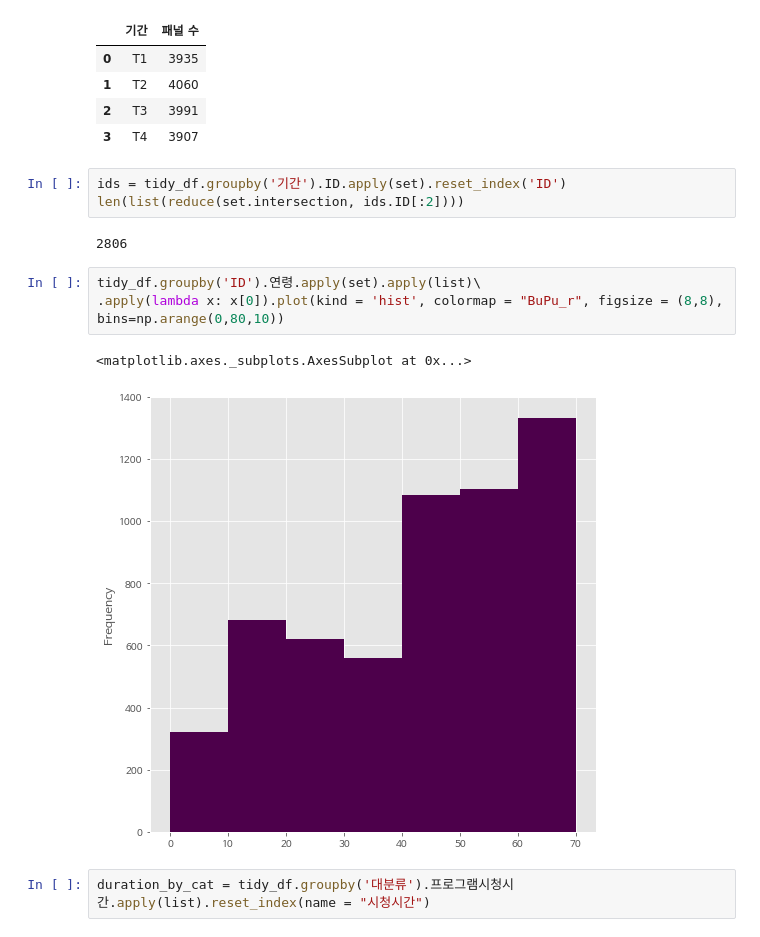
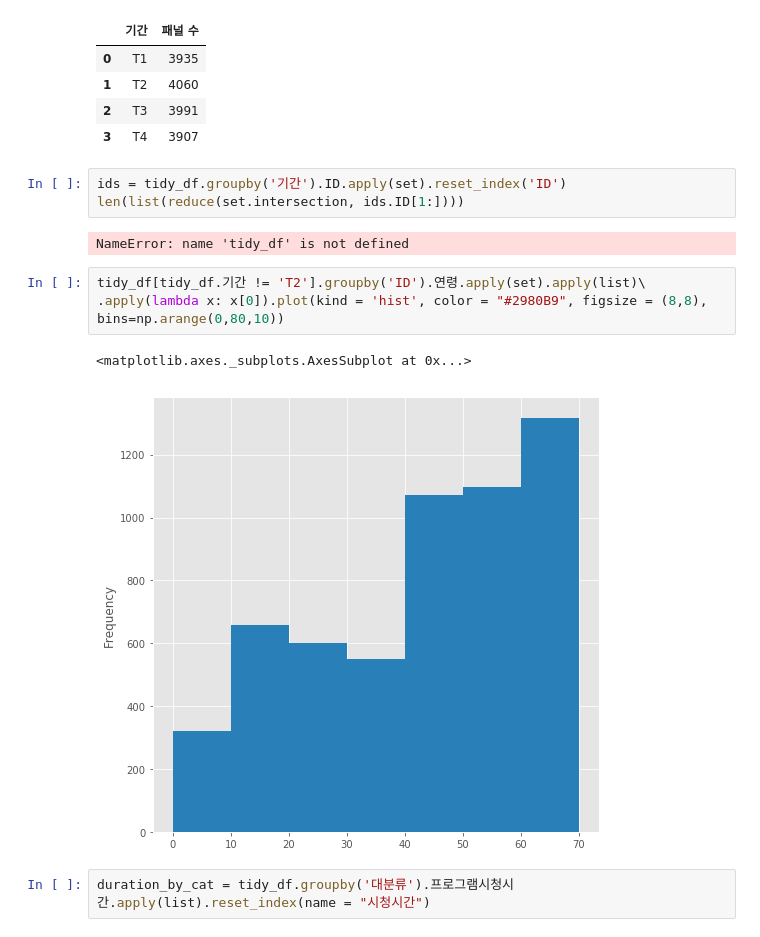
Before and after one commit to ryuqae/SBS, a Jupyter notebook: Basic Statistics.ipynb, the cells around one changed output. Saved outputs shown, nothing was run; the diff lists cells and outputs as text.

```diff
--- a/Basic Statistics.ipynb
+++ b/Basic Statistics.ipynb
@@ -91,15 +91,15 @@ tidy_df.groupby('기간').ID.apply(set).apply(lambda x: len(x)).reset_index(name
 | 3 | T4 | 3907 |
 # %%
 ids = tidy_df.groupby('기간').ID.apply(set).reset_index('ID')
-len(list(reduce(set.intersection, ids.ID[:2])))
+len(list(reduce(set.intersection, ids.ID[1:])))
 # %% [output]
-2806
+NameError: name 'tidy_df' is not defined
 # %%
-tidy_df.groupby('ID').연령.apply(set).apply(list)\
-.apply(lambda x: x[0]).plot(kind = 'hist', colormap = "BuPu_r", figsize = (8,8), bins=np.arange(0,80,10))
+tidy_df[tidy_df.기간 != 'T2'].groupby('ID').연령.apply(set).apply(list)\
+.apply(lambda x: x[0]).plot(kind = 'hist', color = "#2980B9", figsize = (8,8), bins=np.arange(0,80,10))
 # %% [output]
 <matplotlib.axes._subplots.AxesSubplot at 0x...>
-[figure, old version]
+[figure, new version]
 # %%
 duration_by_cat = tidy_df.groupby('대분류').프로그램시청시간.apply(list).reset_index(name = "시청시간")
 # %%
```
Also changed, not shown: parts of 2 cells of this notebook, 1 other file.
